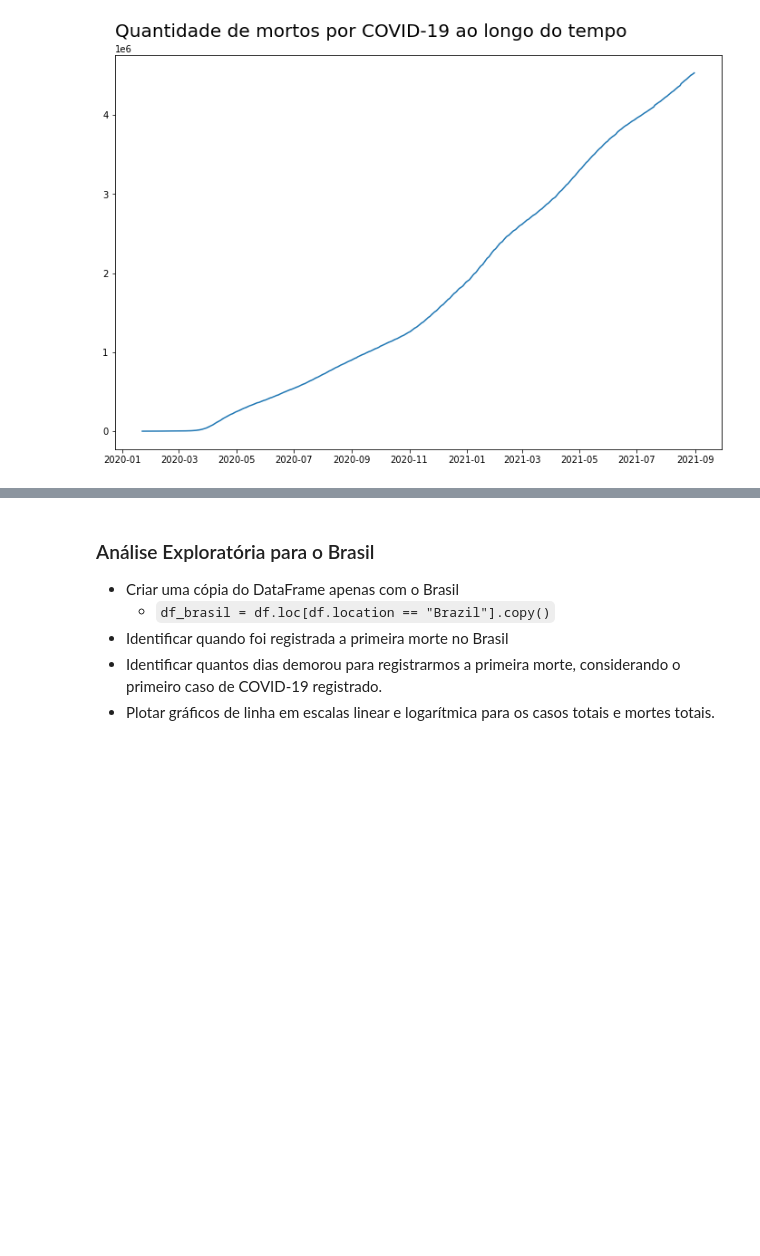
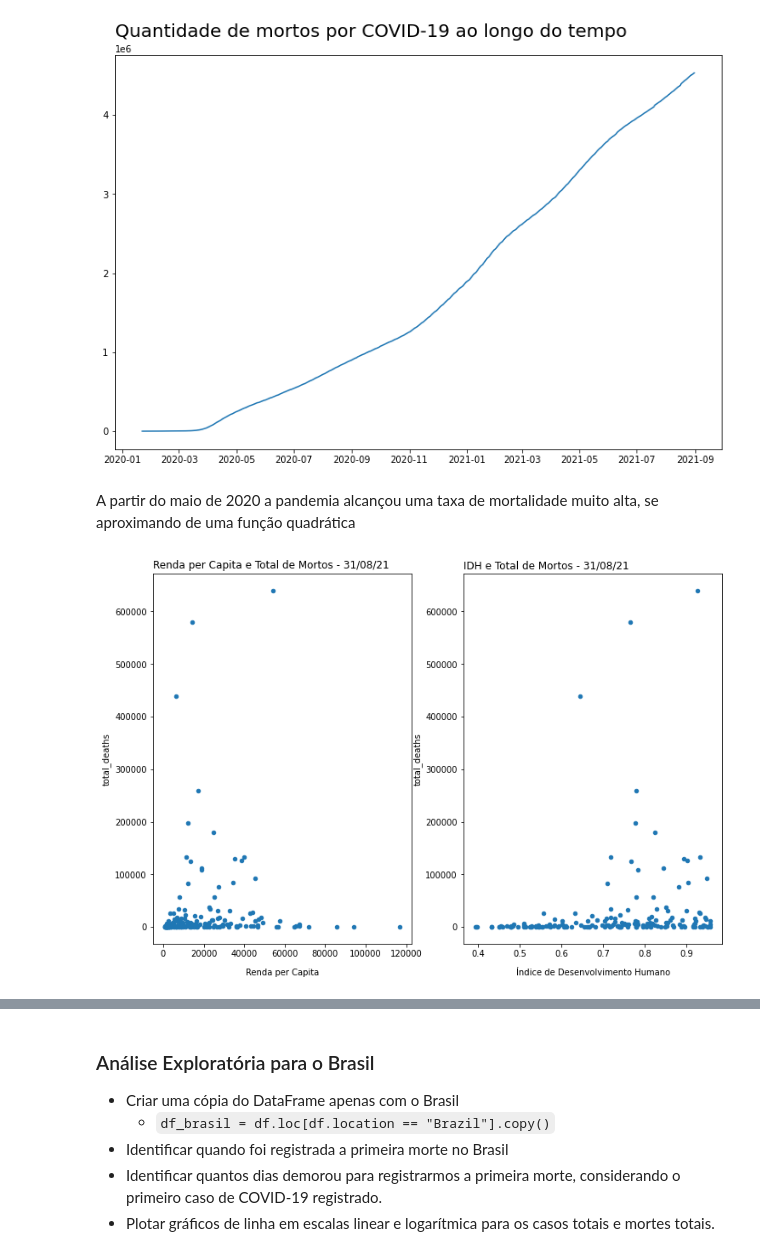
Before and after one commit to FerrazThales/Analysis_COVID_19, a Jupyter notebook: Panorama_da_COVID_19.ipynb, the cells around one changed output, grey strips where cells are left out. Cells and saved outputs as stored; diff of their text form; code cells hidden in the pictures; blank space fills up the shorter version.

```diff
--- a/Panorama_da_COVID_19.ipynb
+++ b/Panorama_da_COVID_19.ipynb
@@ -286,3 +284,18 @@ ax.set_title('Quantidade de mortos por COVID-19 ao longo do tempo',loc='left',fo
 plt.show();
 # %% [output]
 [figure]
+# %% [markdown]
+A partir do maio de 2020 a pandemia alcançou uma taxa de mortalidade muito alta, se aproximando de uma função quadrática
+# %%
+#Gráfico de dispersão considerando a renda per capita e o número total de mortos do dia 31/08/2021
+fig,ax = plt.subplots(figsize=(12,8),nrows=1,ncols=2)
+
+df_lista_sem_continentes.loc['2021-08-31'].plot.scatter(x='gdp_per_capita',y='total_deaths',ax=ax[0])
+ax[0].set_xlabel('Renda per Capita',labelpad=12)
+ax[0].set_title('Renda per Capita e Total de Mortos - 31/08/21',loc='left')
+df_lista_sem_continentes.loc['2021-08-31'].plot.scatter(x='human_development_index',y='total_deaths',ax=ax[1])
+ax[1].set_xlabel('Índice de Desenvolvimento Humano',labelpad=12)
+ax[1].set_title('IDH e Total de Mortos - 31/08/21',loc='left')
+plt.show();
+# %% [output]
+[figure, added]
```
Also changed, not shown: parts of 11 cells of this notebook.
